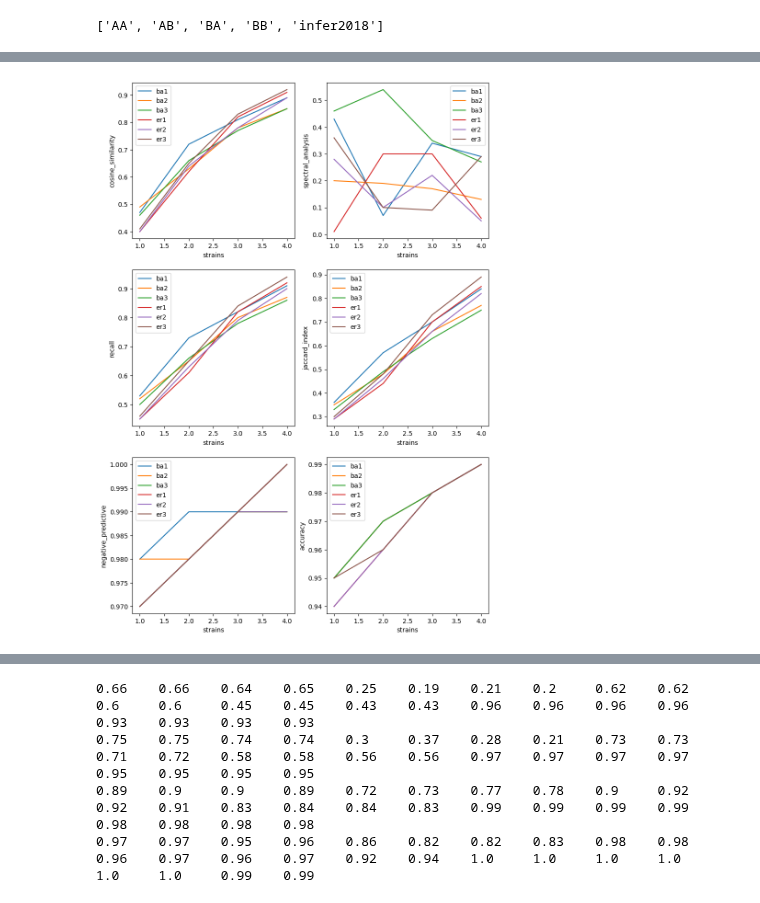
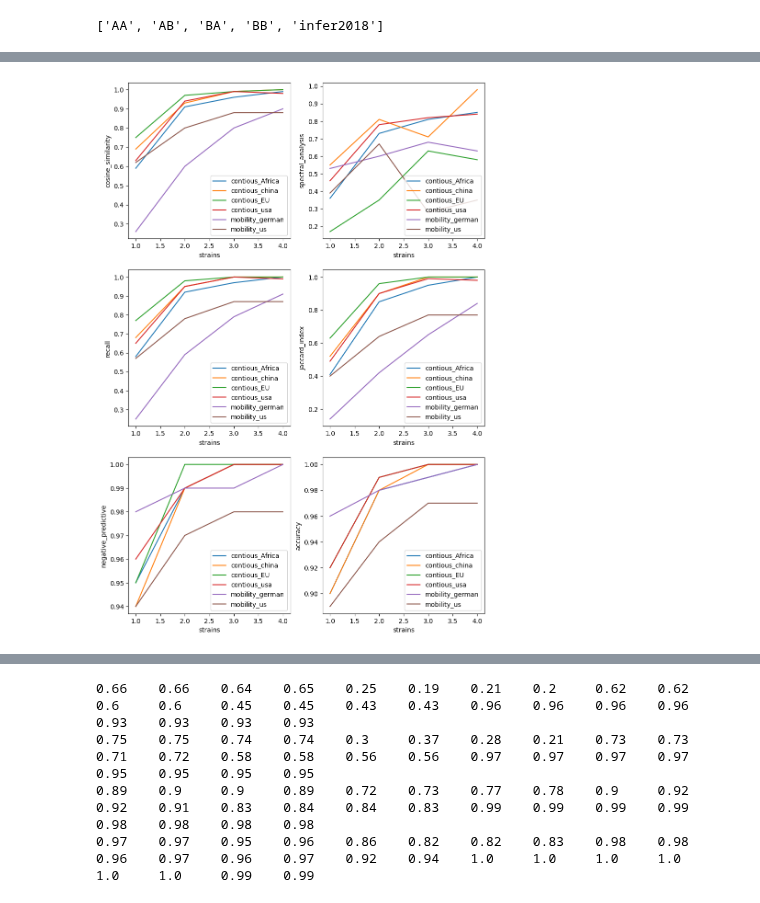
Before and after one commit to bizhili/Topology_Learning_Epis, a Jupyter notebook: readExperiment.ipynb, the cells around one changed output, grey strips where cells are left out. Drawn from its saved outputs; the diff is of its cells as text; code cells hidden in the pictures.

```diff
--- a/readExperiment.ipynb
+++ b/readExperiment.ipynb
@@ -14,6 +14,7 @@ import random
 soleGraphs= ["ba1", "ba2", "ba3", "er1", "er2", "er3"]
 
 
+realGraphs= ["contious_Africa", "contious_china", "contious_EU", "contious_usa", "mobility_german", "mobility_us"]
 
 modelLoads= ["AA", "AB", "BA", "BB", "infer2018"]
 weightModels= ["degree", "gravity", "identical"]
@@ -88,6 +89,8 @@ npzfile = np.load(fileName)
 loss= npzfile['loss']
 taus= npzfile["taus"]
 signal= npzfile['signal']
+PreAnp= npzfile['Apre']
+Awnp= npzfile['A']
 
 plt.plot(loss)
 plt.yscale("log")
@@ -354,13 +357,15 @@ def general_evaluate(evaluateMeth=[], attriIndex= 0, attributionL=[] ,seed= 1000
             for seed in seeds:
                 try:
                     fileName= f"results/{atts[6]}/{atts[6]}_{randomGraph}_identical_{seed}_{atts[0]}_{atts[1]}_{atts[2]}_{atts[3]}_{atts[4]*1000}_{atts[5]}.npz"
-                    IMatrix= torch.eye(atts[3], device= "cpu")
                     npzfile = np.load(fileName)
                 except:
                     print(fileName)
                     continue
                 # Access the arrays in the NPZ file
                 Awnp= npzfile['A']
+                node= Awnp.shape[0]
+                IMatrix= torch.eye(node, device= "cpu")
+
                 PreAnp= npzfile['Apre']
                 if CompareWithRandom:
                     denseTrue= int(math.log(node))-atts[2]
@@ -419,10 +424,10 @@ yLabels= [str(i).split()[1] for i in evaluateMeth]
 [figure]
 # %%
 #[strain, intense, dense, node, identicalf, epoches]
-evaluateMeth= [evaluate.cosine_similarity, evaluate.spectral_analysis, evaluate.recall, evaluate.jaccard_index,evaluate.negative_predictive, evaluate.accuracy]
+evaluateMeth= [evaluate.cosine_similarity, evaluate.spectral_analysis, evaluate.recall, evaluate.jaccard_index, evaluate.pearson_correlation, evaluate.accuracy]
 attriIndex= 0
 attributionL= strains
-auc_rocs_aws, auc_rocs_preA, evaluateLists= general_evaluate(evaluateMeth= evaluateMeth, attriIndex= 0, attributionL= strains ,seed= 100001, CompareWithRandom= False, seeds=[11], randomGraphs= soleGraphs)
+auc_rocs_aws, auc_rocs_preA, evaluateLists= general_evaluate(evaluateMeth= evaluateMeth, attriIndex= 0, attributionL= strains ,seed= 100001, CompareWithRandom= False, seeds=[11], randomGraphs= realGraphs)
 evaluateArray= np.array(evaluateLists)
 startIn= 0*len(attributionL)
 endIn= len(attributionL)+startIn
@@ -441,6 +446,6 @@ yLabels= [str(i).split()[1] for i in evaluateMeth]
 # %%
-plot_evaluate( strains, evaluateArray, "strains", yLabels, soleGraphs)
+plot_evaluate( strains, evaluateArray, "strains", yLabels, realGraphs)
 # %% [output]
-[figure, old version]
+[figure, new version]
 # %%
 #[strain, intense, dense, node, identicalf, epoches]
```
Also changed, not shown: parts of 3 cells of this notebook, 7 other files.
